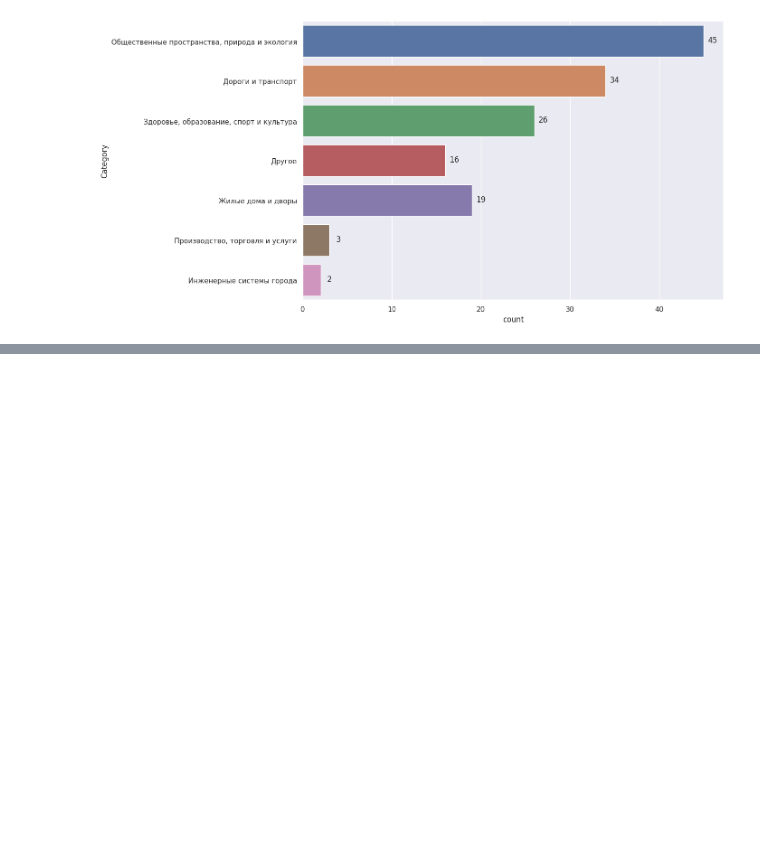
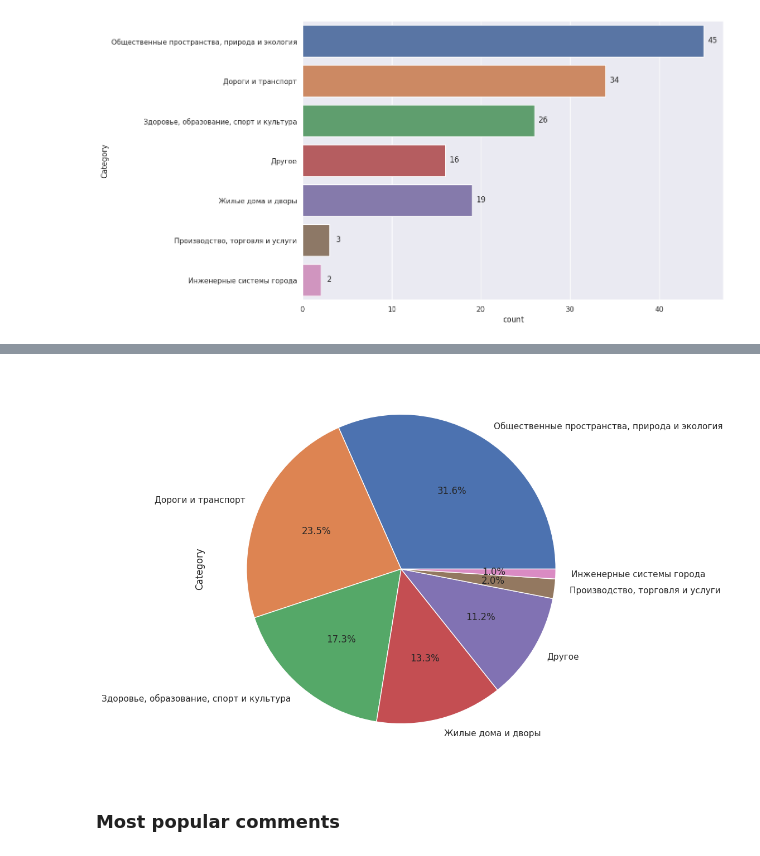
Before and after one commit to modernpacifist/komsomolsk-on-amur-comment-analysis, a Jupyter notebook: KomsomolskOnAmurCommentAnalysis.ipynb, the cells around one changed output, grey strips where cells are left out. Saved outputs shown, nothing was run; the diff lists cells and outputs as text; code cells hidden in the pictures; blank space fills up the shorter version.

```diff
--- a/KomsomolskOnAmurCommentAnalysis.ipynb
+++ b/KomsomolskOnAmurCommentAnalysis.ipynb
@@ -165,3 +167,7 @@ for p in ax.patches:
 plt.show()
 # %% [output]
 [figure]
+# %%
+percentile_category_str = df.Category.value_counts(normalize=True).mul(100).round(1).astype(str)+'%'
+percentile_category_int = df.Category.value_counts(normalize=True).mul(100).round(1).astype(int)
+display(percentile_category_str)
@@ -167,0 +183,8 @@ plt.show()
+# %%
+plt.figure(figsize=(15, 9))
+percentile_category_int.plot(kind='pie', autopct='%1.1f%%')
+plt.show()
+# %% [output]
+[figure, added]
+# %% [markdown]
+### Most popular comments
```
Also changed, not shown: parts of 7 cells of this notebook.
